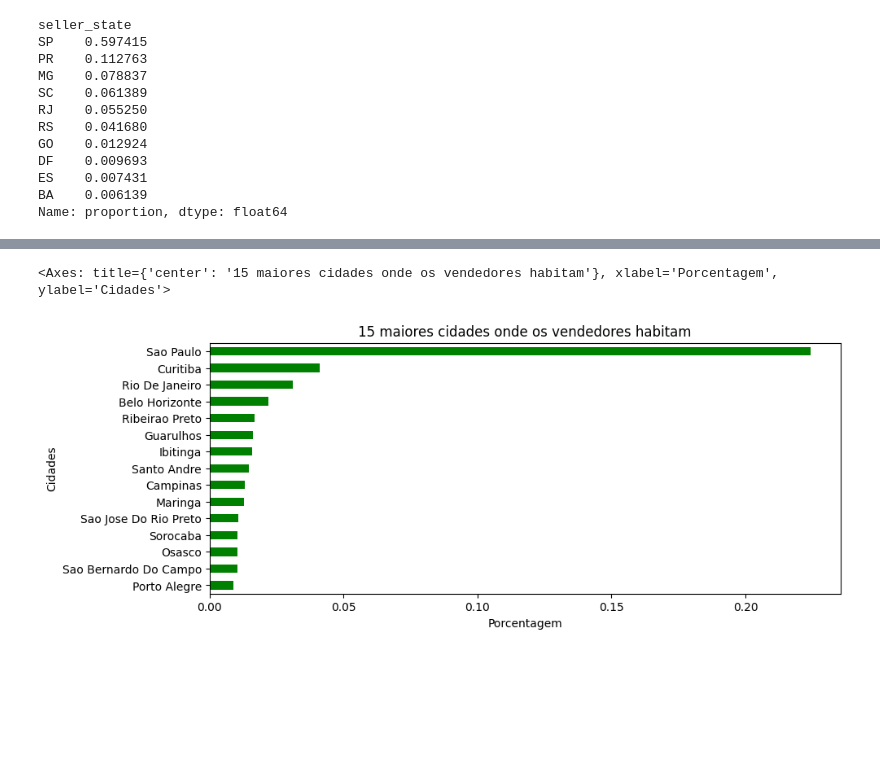
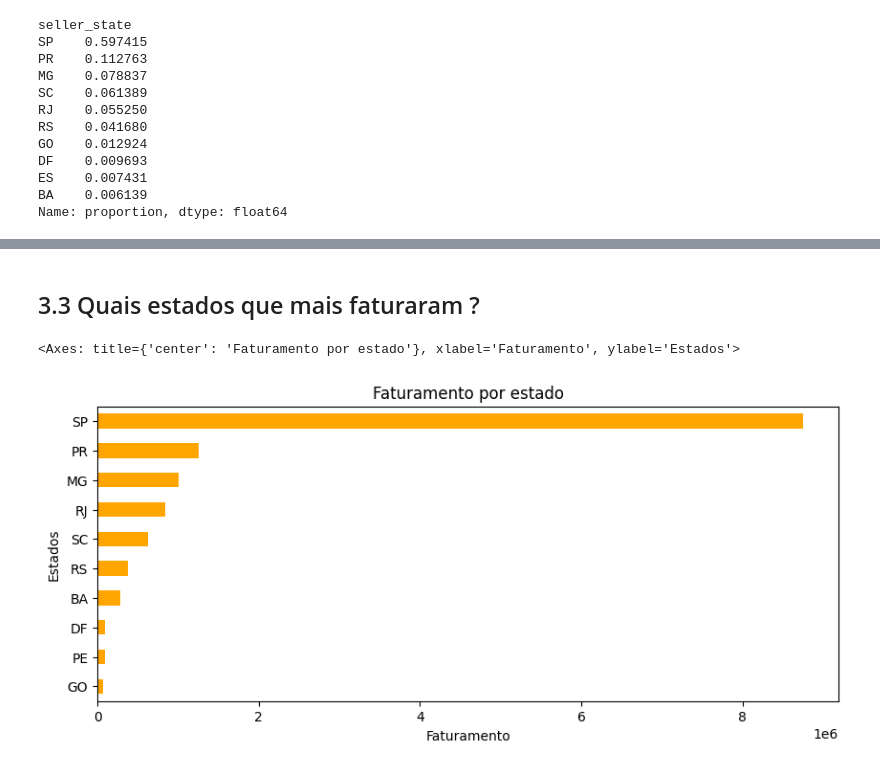
Before and after one commit to OtavioSotnas/Project-Pandas, a Jupyter notebook: src/analise_otavio.ipynb, the cells around one changed output, grey strips where cells are left out. Saved outputs shown, nothing was run; the diff lists cells and outputs as text; code cells hidden in the pictures; blank space fills up the shorter version.

```diff
--- a/src/analise_otavio.ipynb
+++ b/src/analise_otavio.ipynb
@@ -193,0 +189,6 @@ Name: proportion, dtype: float64
+# %%
+# Criando array com a média de cada produto
+avg_price = np.array(df_order_items.groupby('product_id')['price'].transform('mean'))
+# %%
+# Criando coluna 'overpriced_item' que verifica se o preço é maior que a média
+df_order_items['overpriced_item'] = df_order_items['price'] > avg_price
@@ -203,9 +250,15 @@ plot(
-# %%
-df_sellers.value_counts('seller_city', ascending=True, normalize=True).tail(15).\
-plot(
-    kind='barh', figsize=(10,4), xlabel='Porcentagem', ylabel='Cidades', color='green',
-    title='15 maiores cidades onde os vendedores habitam'
-    )
-# %% [output]
-<Axes: title={'center': '15 maiores cidades onde os vendedores habitam'}, xlabel='Porcentagem', ylabel='Cidades'>
-[figure, removed]
+# %% [markdown]
+## 3.3 Quais estados que mais faturaram ?
+# %%
+vendedores_com_vendas = pd.merge(df_order_items, df_sellers, on='seller_id')
+# %%
+faturamento_estados = vendedores_com_vendas.groupby('seller_state')['price'].sum()
+# %%
+faturamento_estados.sort_values().tail(10).\
+plot(
+    kind='barh', figsize=(10,4), xlabel='Faturamento', ylabel='Estados', color='orange',
+    title='Faturamento por estado'
+    )
+# %% [output]
+<Axes: title={'center': 'Faturamento por estado'}, xlabel='Faturamento', ylabel='Estados'>
+[figure, added]
```
Also changed, not shown: parts of 16 cells of this notebook.
